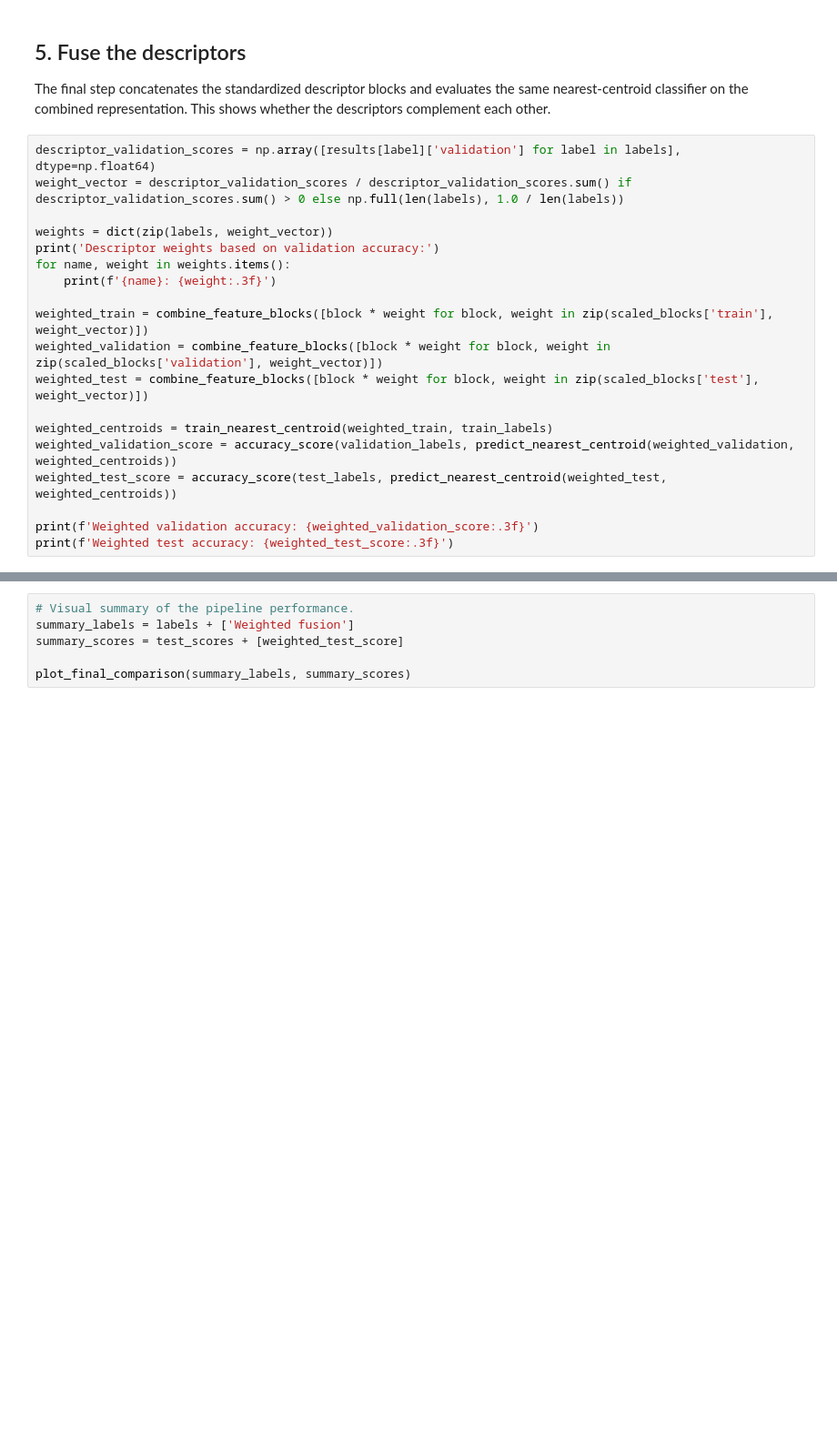
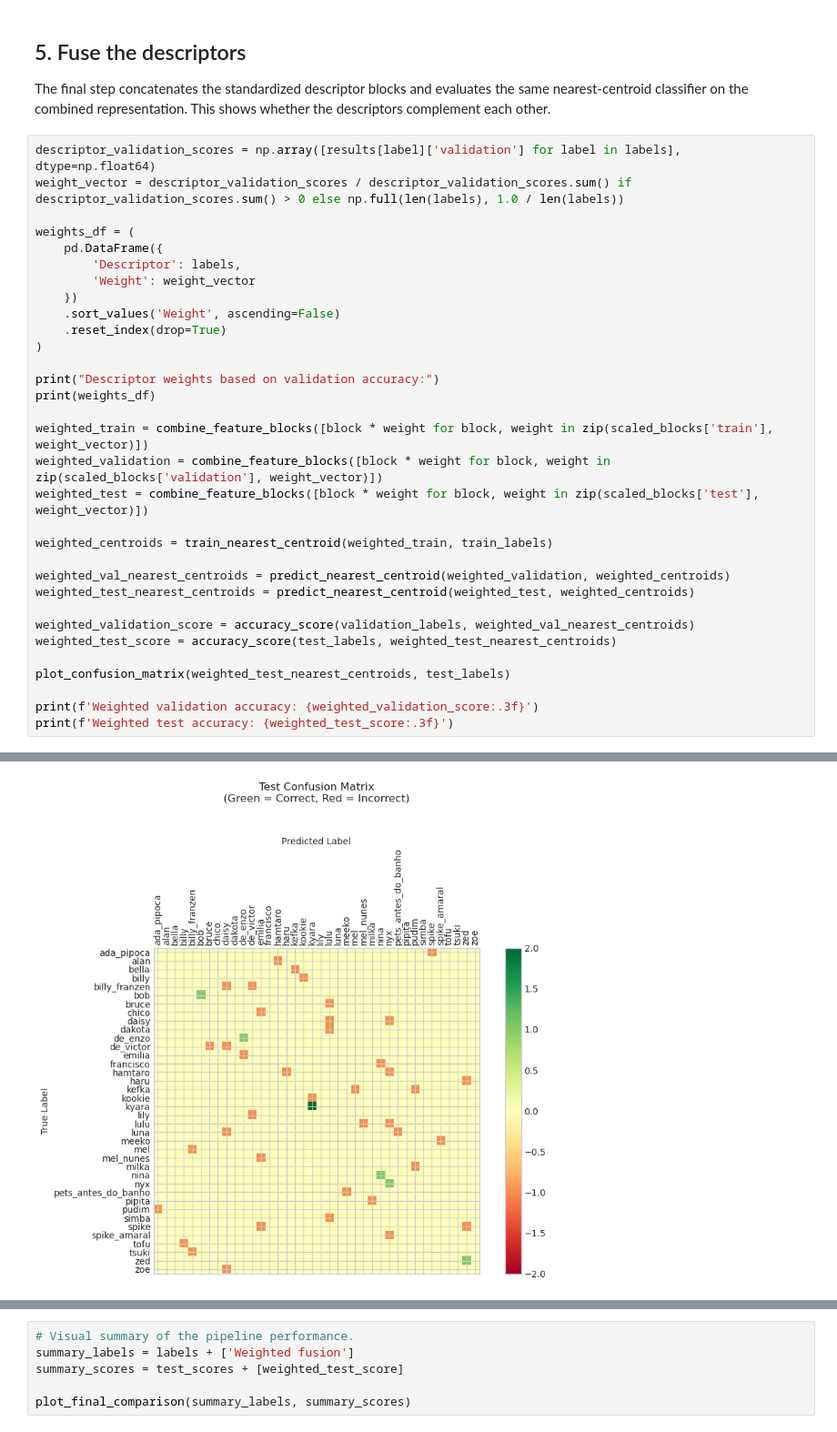
Before and after one commit to tbarbieri-usp/Image-Descriptors, a Jupyter notebook: classification_pipeline.ipynb, the cells around one changed output, grey strips where cells are left out. Shown at 91% size. Cells and saved outputs as stored; diff of their text form; blank space fills up the shorter version.

```diff
--- a/classification_pipeline.ipynb
+++ b/classification_pipeline.ipynb
@@ -314,18 +325,31 @@ The final step concatenates the standardized descriptor blocks and evaluates the
 descriptor_validation_scores = np.array([results[label]['validation'] for label in labels], dtype=np.float64)
 weight_vector = descriptor_validation_scores / descriptor_validation_scores.sum() if descriptor_validation_scores.sum() > 0 else np.full(len(labels), 1.0 / len(labels))
 
-weights = dict(zip(labels, weight_vector))
-print('Descriptor weights based on validation accuracy:')
-for name, weight in weights.items():
-    print(f'{name}: {weight:.3f}')
+weights_df = (
+    pd.DataFrame({
+        'Descriptor': labels,
+        'Weight': weight_vector
+    })
+    .sort_values('Weight', ascending=False)
+    .reset_index(drop=True)
+)
+
+print("Descriptor weights based on validation accuracy:")
+print(weights_df)
 
 weighted_train = combine_feature_blocks([block * weight for block, weight in zip(scaled_blocks['train'], weight_vector)])
 weighted_validation = combine_feature_blocks([block * weight for block, weight in zip(scaled_blocks['validation'], weight_vector)])
 weighted_test = combine_feature_blocks([block * weight for block, weight in zip(scaled_blocks['test'], weight_vector)])
 
 weighted_centroids = train_nearest_centroid(weighted_train, train_labels)
-weighted_validation_score = accuracy_score(validation_labels, predict_nearest_centroid(weighted_validation, weighted_centroids))
-weighted_test_score = accuracy_score(test_labels, predict_nearest_centroid(weighted_test, weighted_centroids))
+
+weighted_val_nearest_centroids = predict_nearest_centroid(weighted_validation, weighted_centroids)
+weighted_test_nearest_centroids = predict_nearest_centroid(weighted_test, weighted_centroids)
+
+weighted_validation_score = accuracy_score(validation_labels, weighted_val_nearest_centroids)
+weighted_test_score = accuracy_score(test_labels, weighted_test_nearest_centroids)
+
+plot_confusion_matrix(weighted_test_nearest_centroids, test_labels)
 
 print(f'Weighted validation accuracy: {weighted_validation_score:.3f}')
 print(f'Weighted test accuracy: {weighted_test_score:.3f}')
@@ -343,0 +367 @@ Weighted test accuracy: 0.149
+[figure, added]
```
Also changed, not shown: parts of 7 cells of this notebook, 1 other file.
